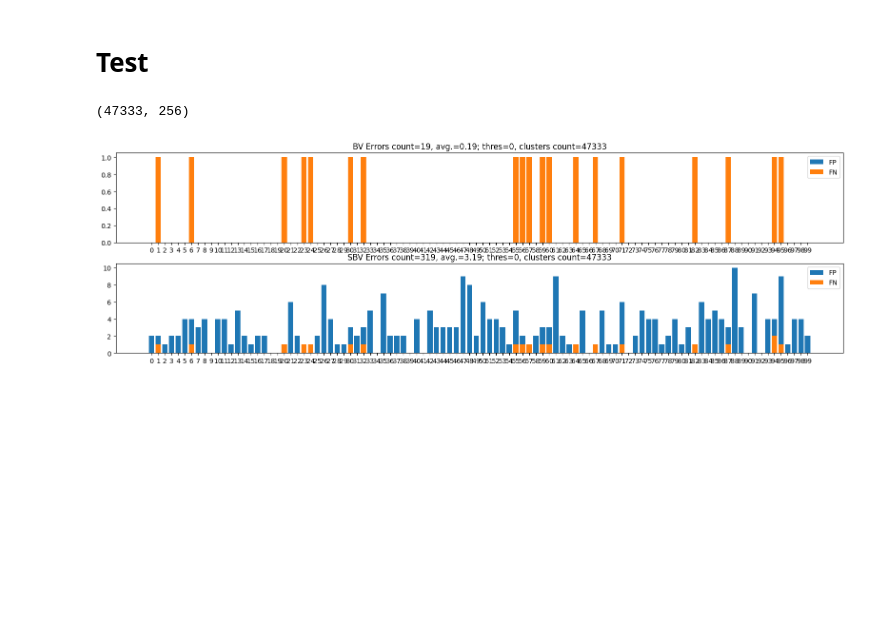
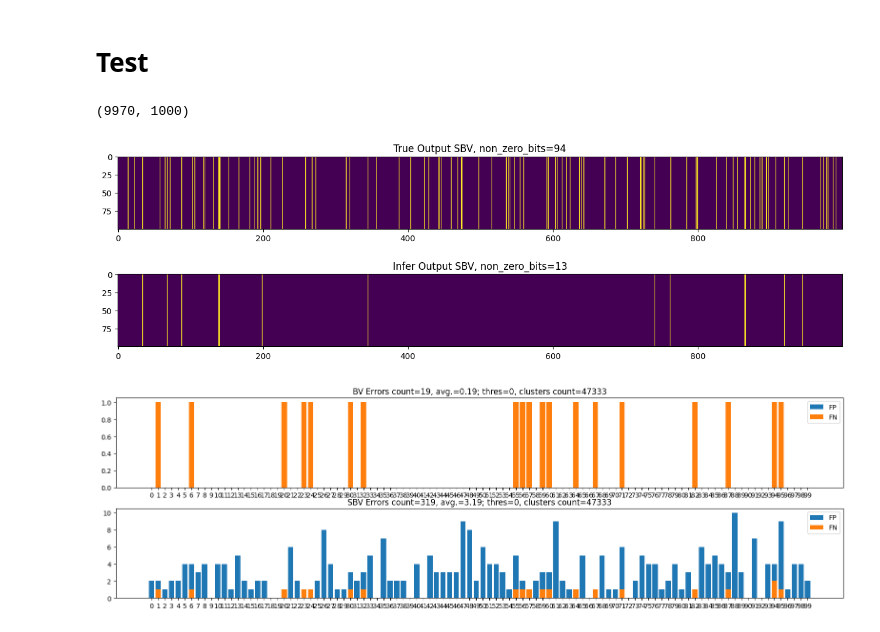
Before and after one commit to kocherovms/neurovision, a Jupyter notebook: mnist_recognition/transf_learn11.ipynb, the cells around one changed output. Drawn from its saved outputs; the diff is of its cells as text; code cells hidden in the pictures; blank space fills up the shorter version.

```diff
--- a/mnist_recognition/transf_learn11.ipynb
+++ b/mnist_recognition/transf_learn11.ipynb
@@ -692,7 +731,7 @@ HP_PROD_CANDIDATE_CLUSTERS_COUNT_SOFT_LIMIT = 100_000
 HP_PROD_WORK_CLUSTERS_COUNT_SOFT_LIMIT = 100_000
 
 HP_EPOCHS_COUNT = 1
-HP_OUTPUT_BITS_PER_BATCH = 1000
+HP_OUTPUT_BITS_PER_BATCH = 250
 HP_CYCLES_COUNT = 1000
 HP_NEW_SIGNALS_COUNT_PER_CYCLE = min(100, len(df_train_images))
 HP_PERSIST_PROD_CLUSTERS_INTERVAL = 100
@@ -1186,36 +1229,55 @@ ax3.imshow(vec_to_square_matrix(bm_output));
 # %% [markdown]
 # Test
 # %%
-clear_memory()
-
 df_clusters = pd.read_sql('SELECT output_bit, sbv, meta FROM clusters WHERE encoding=:encoding AND transf_code=:transf_code',
                           params={
                               'encoding': HP_SIGNAL_ENCODING,
                               'transf_code': TRANSF_CODE},
                           con=transfs_db_con)
+clusters = []
+cluster_metas = []
 
 for cluster_row in tqdm(df_clusters.itertuples(), total=len(df_clusters)):
     clusters_for_output_bit = pickle.loads(cluster_row.sbv)
     cluster_metas_for_output_bit = pickle.loads(cluster_row.meta)
 
     for cluster, meta in zip(clusters_for_output_bit, cluster_metas_for_output_bit):
-        cluster_ind = CLUSTERS.lease()
-        assert CLUSTER_MASKS.lease() == cluster_ind
-        meta.cluster_ind = cluster_ind
-        CLUSTERS.array_active[cluster_ind] = cluster
-        CLUSTER_MASKS.array_active[cluster_ind] = cluster
-        CLUSTER_METAS[cluster_ind] = meta
+        if meta.state in [ClusterState.PROD_WORK, ClusterState.PROD_ETERNAL]:
+            cluster_ind = len(clusters)
+            meta.cluster_ind = cluster_ind
+            clusters.append(cluster)
+            cluster_metas.append(meta)
 
-cluster_metas = list(filter(lambda m: m.state == ClusterState.PROD, CLUSTER_METAS.values()))
-cluster_inds = list(map(lambda m: m.cluster_ind, cluster_metas))
+clusters = np.vstack(clusters)
+assert clusters.shape[0] == len(cluster_metas)
+
 cluster_ones_counts = np.array(list(map(lambda m: m.ones_count, cluster_metas)), dtype='f')
 cluster_output_bits = np.array(list(map(lambda m: m.output_bit, cluster_metas)), dtype='i')
 cluster_input_bits_list = list(map(lambda m: m.input_bits, cluster_metas))
-clusters = CLUSTERS.array[cluster_inds]
-assert clusters.shape[0] == len(CLUSTER_METAS)
 clusters.shape
 # %% [output]
-(47333, 256)
+(9970, 1000)
+# %%
+generate_signals = get_signals_generator(TRANSF, 1, 1)
+sgr = generate_signals()
+
+input_sbv = sgr.signals_input[0]
+true_output_sbv = sgr.signals_output[0]
+infer_output_sbv = np.zeros_like(input_sbv)
+
+activated_clusters_boolmap = (clusters @ input_sbv) >= cluster_ones_counts
+output_bit_to_activated_clusters_count = Counter(cluster_output_bits[activated_clusters_boolmap])
+infer_output_sbv[list(output_bit_to_activated_clusters_count.keys())] = list(output_bit_to_activated_clusters_count.values())
+infer_output_sbv = np.where(infer_output_sbv > 0, 1, 0)
+
+fig, (ax1, ax2) = plt.subplots(2, 1)
+fig.set_figwidth(16)
+ax1.set_title(f'True Output SBV, non_zero_bits={true_output_sbv.sum()}')
+ax1.imshow(np.ones((100, 1)) * true_output_sbv);
+ax2.set_title(f'Infer Output SBV, non_zero_bits={infer_output_sbv.sum()}')
+ax2.imshow(np.ones((100, 1)) * infer_output_sbv);
+# %% [output]
+[figure, added]
 # %%
 thres = 0
 toy_image_ids = get_random_toy_image_ids(100)
```
Also changed, not shown: parts of 8 cells of this notebook.
